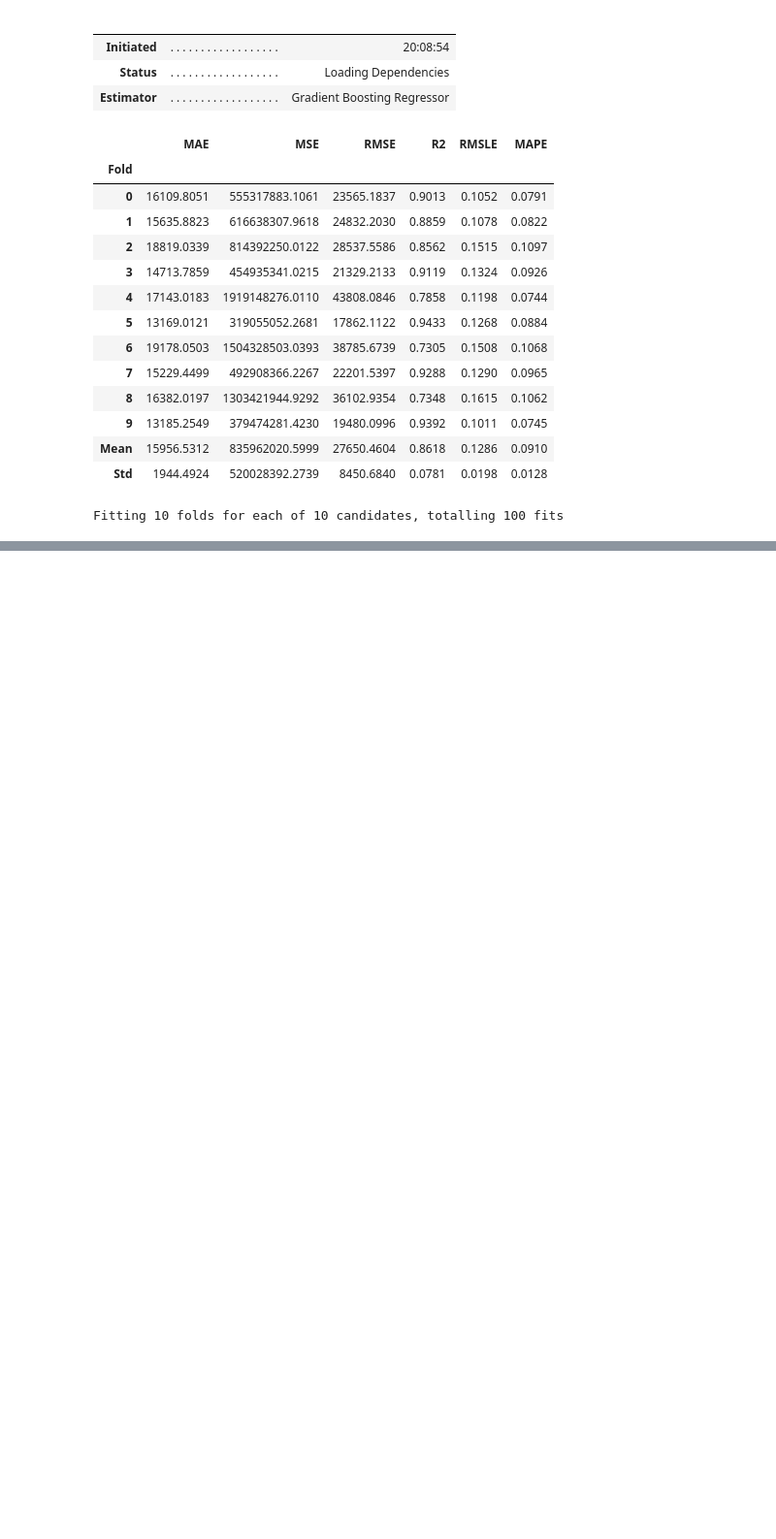
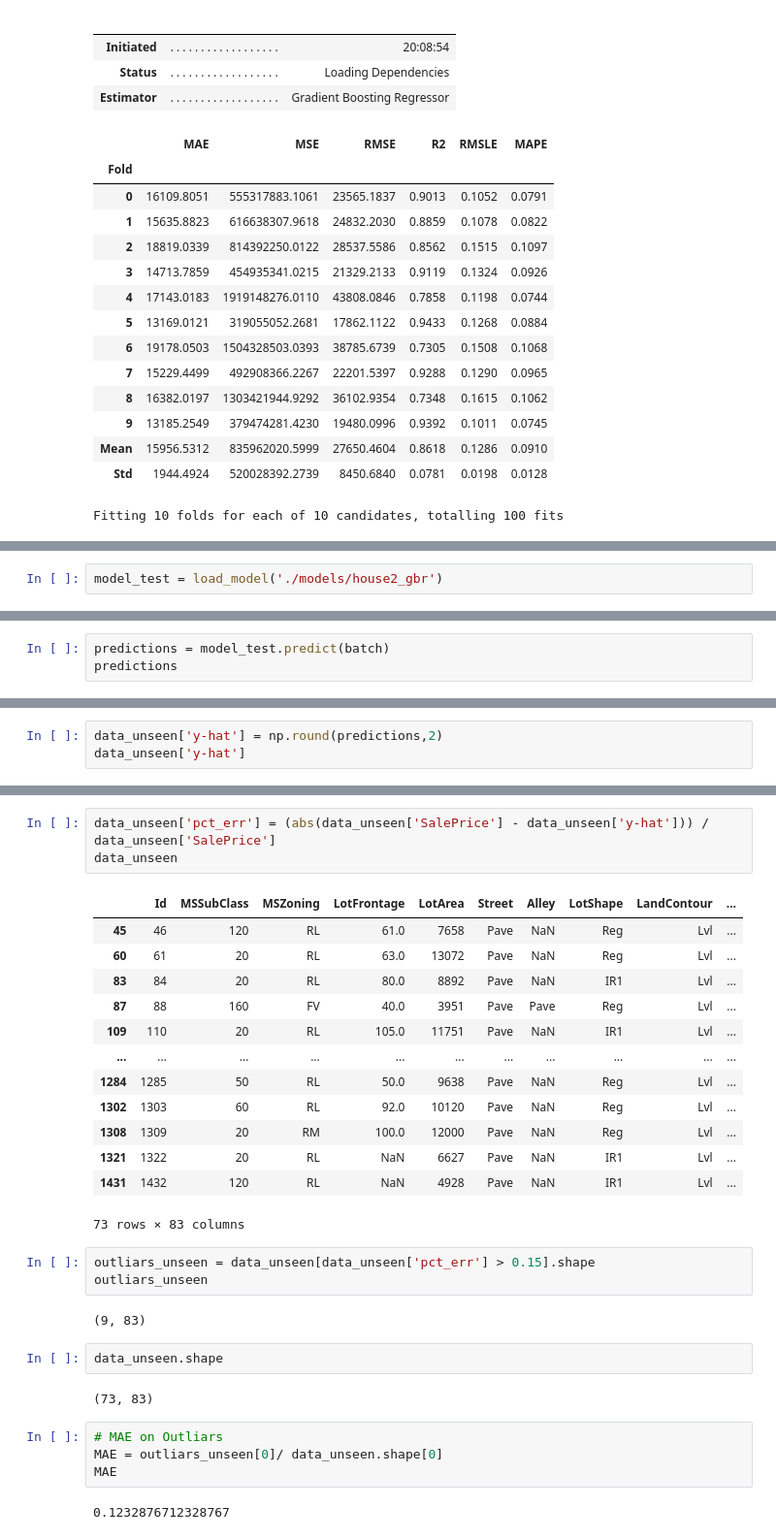
Before and after one commit to jdhova/Pycaret-Projects, a Jupyter notebook: Supervised-Learning/Regression/house2.ipynb, the cells around one changed output, grey strips where cells are left out. Shown at 97% size. Drawn from its saved outputs; the diff is of its cells as text; blank space fills up the shorter version.

Commit message:
house2done

```diff
--- a/Supervised-Learning/Regression/house2.ipynb
+++ b/Supervised-Learning/Regression/house2.ipynb
@@ -217,0 +275,2 @@ Fitting 10 folds for each of 10 candidates, totalling 100 fits
+# %%
+model_test = load_model('./models/house2_gbr')
@@ -217,0 +411,3 @@ Fitting 10 folds for each of 10 candidates, totalling 100 fits
+# %%
+predictions = model_test.predict(batch)
+predictions
@@ -217,0 +434,3 @@ Fitting 10 folds for each of 10 candidates, totalling 100 fits
+# %%
+data_unseen['y-hat'] = np.round(predictions,2)
+data_unseen['y-hat']
@@ -217,0 +450,32 @@ Fitting 10 folds for each of 10 candidates, totalling 100 fits
+# %%
+data_unseen['pct_err'] = (abs(data_unseen['SalePrice'] - data_unseen['y-hat'])) / data_unseen['SalePrice']
+data_unseen
+# %% [output]
+|  | Id | MSSubClass | MSZoning | LotFrontage | LotArea | Street | Alley | LotShape | LandContour | ... |
+| 45 | 46 | 120 | RL | 61.0 | 7658 | Pave | NaN | Reg | Lvl | ... |
+| 60 | 61 | 20 | RL | 63.0 | 13072 | Pave | NaN | Reg | Lvl | ... |
+| 83 | 84 | 20 | RL | 80.0 | 8892 | Pave | NaN | IR1 | Lvl | ... |
+| 87 | 88 | 160 | FV | 40.0 | 3951 | Pave | Pave | Reg | Lvl | ... |
+| 109 | 110 | 20 | RL | 105.0 | 11751 | Pave | NaN | IR1 | Lvl | ... |
+| ... | ... | ... | ... | ... | ... | ... | ... | ... | ... | ... |
+| 1284 | 1285 | 50 | RL | 50.0 | 9638 | Pave | NaN | Reg | Lvl | ... |
+| 1302 | 1303 | 60 | RL | 92.0 | 10120 | Pave | NaN | Reg | Lvl | ... |
+| 1308 | 1309 | 20 | RM | 100.0 | 12000 | Pave | NaN | Reg | Lvl | ... |
+| 1321 | 1322 | 20 | RL | NaN | 6627 | Pave | NaN | IR1 | Lvl | ... |
+| 1431 | 1432 | 120 | RL | NaN | 4928 | Pave | NaN | IR1 | Lvl | ... |
+73 rows × 83 columns
+# %%
+outliars_unseen = data_unseen[data_unseen['pct_err'] > 0.15].shape
+outliars_unseen
+# %% [output]
+(9, 83)
+# %%
+data_unseen.shape
+# %% [output]
+(73, 83)
+# %%
+# MAE on Outliars
+MAE = outliars_unseen[0]/ data_unseen.shape[0]
+MAE
+# %% [output]
+0.1232876712328767
```
Also changed, not shown: parts of 30 cells of this notebook, 3 other files.
